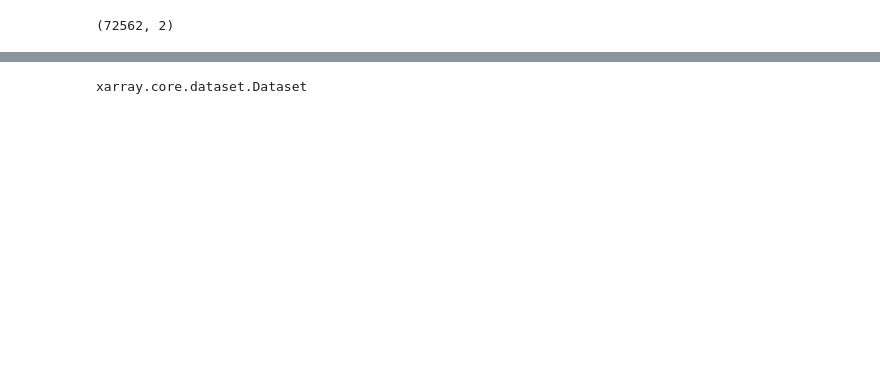
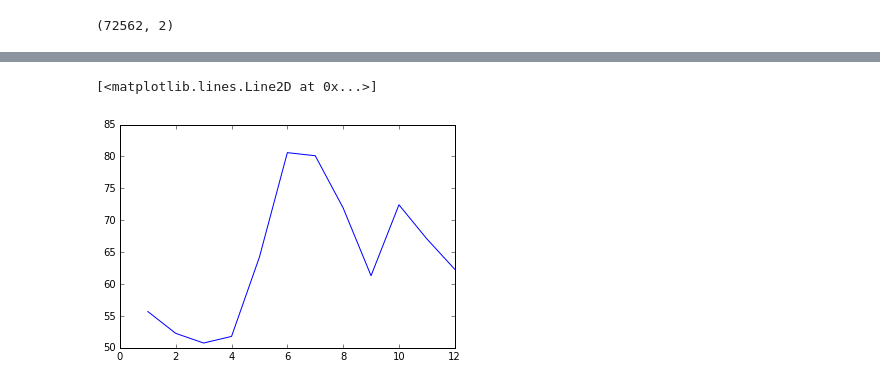
Before and after one commit to Freshwater-Initiative/SkagitLandslideHazards, a Jupyter notebook: test_notebook.ipynb, the cells around one changed output, grey strips where cells are left out. Cells and saved outputs as stored; diff of their text form; code cells hidden in the pictures; blank space fills up the shorter version.

```diff
--- a/test_notebook.ipynb
+++ b/test_notebook.ipynb
@@ -47,6 +46,7 @@ data.head
 # %%
 ds = data.to_xarray()
-test = ds.groupby('time.month').max()
-type(test)
+test_month = ds.groupby('time.month').max()
+plt.plot(test_month.month, test_month.sat_value)
 # %% [output]
-xarray.core.dataset.Dataset
+[<matplotlib.lines.Line2D at 0x...>]
+[figure, added]
```
Also changed, not shown: parts of 21 cells of this notebook, 1 other file.
